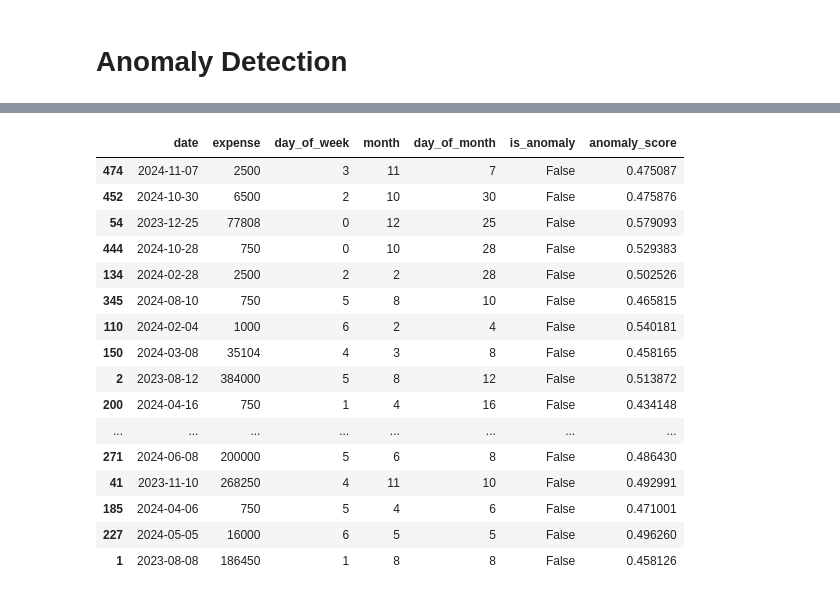
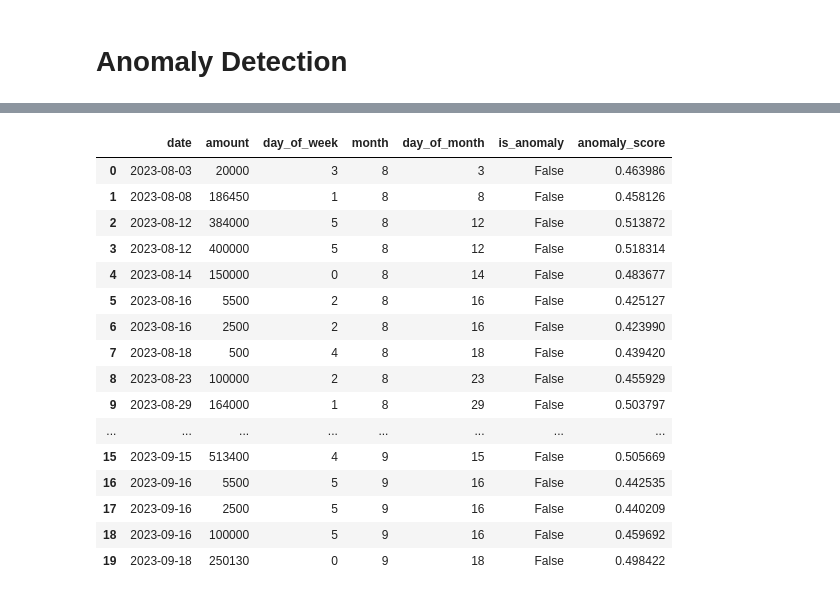
Before and after one commit to itsmaul/bangkit-capstone, a Jupyter notebook: All_Integrated.ipynb, the cells around one changed output, grey strips where cells are left out. Drawn from its saved outputs; the diff is of its cells as text; code cells hidden in the pictures.

```diff
--- a/All_Integrated.ipynb
+++ b/All_Integrated.ipynb
@@ -118,0 +203,26 @@ with open('clean_data.json', 'w') as json_file:
+# %%
+# Function to plot the data
+def plot_results(processed_data, anomalies):
+    """
+    Plots the data, highlighting anomalies in red and normal data in blue.
+
+    Parameters:
+        processed_data (pd.DataFrame): Dataframe with anomaly status.
+        anomalies (pd.DataFrame): Detected anomalies.
+    """
+    plt.figure(figsize=(10, 6))
+
+    # Plot normal data
+    normal_data = processed_data[~processed_data['is_anomaly']]
+    plt.scatter(normal_data.index, normal_data['amount'], color='blue', label='Normal', alpha=0.6)
+
+    # Plot anomalies
+    plt.scatter(anomalies.index, anomalies['amount'], color='red', label='Anomaly', alpha=0.8)
+
+    # Add labels and legend
+    plt.title('Anomaly Detection in Financial Transactions')
+    plt.xlabel('Index')
+    plt.ylabel('Amount')
+    plt.legend()
+    plt.grid(True)
+    plt.show()
@@ -118,0 +340,15 @@ with open('clean_data.json', 'w') as json_file:
+# %%
+# Example usage
+if __name__ == "__main__":
+    # Example dataset
+    data = pd.read_json('expense_data.json')
+
+    # Run the pipeline
+    autoencoder, processed_data, anomalies, scaler = main_pipeline(data, epochs=100, batch_size=4, percentile=99)
+
+    # Display results
+    print("Processed Data with Anomaly Status:")
+    print(processed_data)
+
+    print("\nDetected Anomalies:")
+    print(anomalies)
@@ -346,25 +709,25 @@ result.sample(20)
 # %%
 data2 = pd.read_json('expense_data.json')
 
 detector = AdvancedFinancialAnomalyDetector(contamination=0.01)
 result = detector.detect_anomalies(data2)
 
-result.sample(20)
+result.head(20)
 # %% [output]
-|  | date | expense | day_of_week | month | day_of_month | is_anomaly | anomaly_score |
-| 474 | 2024-11-07 | 2500 | 3 | 11 | 7 | False | 0.475087 |
-| 452 | 2024-10-30 | 6500 | 2 | 10 | 30 | False | 0.475876 |
-| 54 | 2023-12-25 | 77808 | 0 | 12 | 25 | False | 0.579093 |
-| 444 | 2024-10-28 | 750 | 0 | 10 | 28 | False | 0.529383 |
-| 134 | 2024-02-28 | 2500 | 2 | 2 | 28 | False | 0.502526 |
-| 345 | 2024-08-10 | 750 | 5 | 8 | 10 | False | 0.465815 |
-| 110 | 2024-02-04 | 1000 | 6 | 2 | 4 | False | 0.540181 |
-| 150 | 2024-03-08 | 35104 | 4 | 3 | 8 | False | 0.458165 |
+|  | date | amount | day_of_week | month | day_of_month | is_anomaly | anomaly_score |
+| 0 | 2023-08-03 | 20000 | 3 | 8 | 3 | False | 0.463986 |
+| 1 | 2023-08-08 | 186450 | 1 | 8 | 8 | False | 0.458126 |
 | 2 | 2023-08-12 | 384000 | 5 | 8 | 12 | False | 0.513872 |
-| 200 | 2024-04-16 | 750 | 1 | 4 | 16 | False | 0.434148 |
+| 3 | 2023-08-12 | 400000 | 5 | 8 | 12 | False | 0.518314 |
+| 4 | 2023-08-14 | 150000 | 0 | 8 | 14 | False | 0.483677 |
+| 5 | 2023-08-16 | 5500 | 2 | 8 | 16 | False | 0.425127 |
+| 6 | 2023-08-16 | 2500 | 2 | 8 | 16 | False | 0.423990 |
+| 7 | 2023-08-18 | 500 | 4 | 8 | 18 | False | 0.439420 |
+| 8 | 2023-08-23 | 100000 | 2 | 8 | 23 | False | 0.455929 |
+| 9 | 2023-08-29 | 164000 | 1 | 8 | 29 | False | 0.503797 |
 | ... | ... | ... | ... | ... | ... | ... | ... |
-| 271 | 2024-06-08 | 200000 | 5 | 6 | 8 | False | 0.486430 |
-| 41 | 2023-11-10 | 268250 | 4 | 11 | 10 | False | 0.492991 |
-| 185 | 2024-04-06 | 750 | 5 | 4 | 6 | False | 0.471001 |
-| 227 | 2024-05-05 | 16000 | 6 | 5 | 5 | False | 0.496260 |
-| 1 | 2023-08-08 | 186450 | 1 | 8 | 8 | False | 0.458126 |
+| 15 | 2023-09-15 | 513400 | 4 | 9 | 15 | False | 0.505669 |
+| 16 | 2023-09-16 | 5500 | 5 | 9 | 16 | False | 0.442535 |
+| 17 | 2023-09-16 | 2500 | 5 | 9 | 16 | False | 0.440209 |
+| 18 | 2023-09-16 | 100000 | 5 | 9 | 16 | False | 0.459692 |
+| 19 | 2023-09-18 | 250130 | 0 | 9 | 18 | False | 0.498422 |
```
Also changed, not shown: parts of 29 cells of this notebook.
